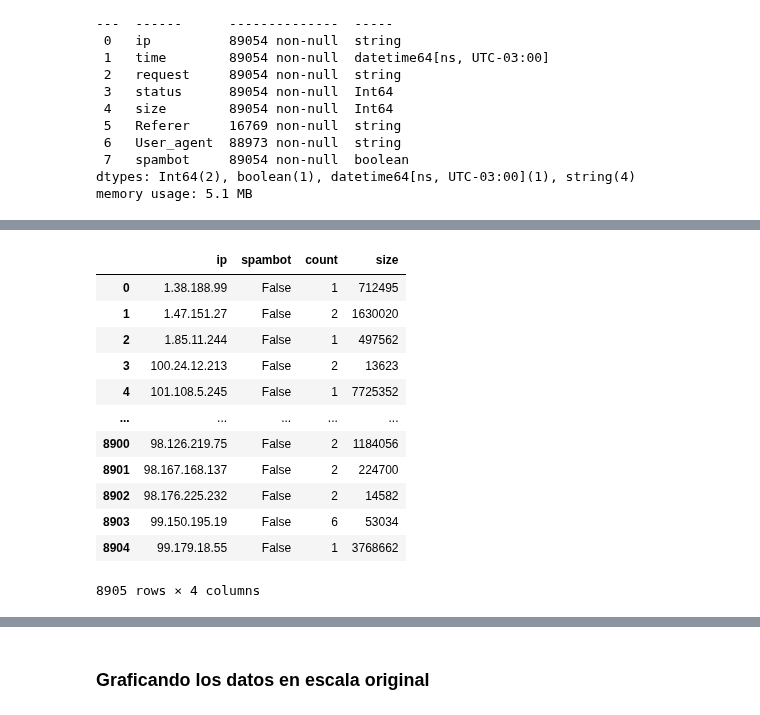
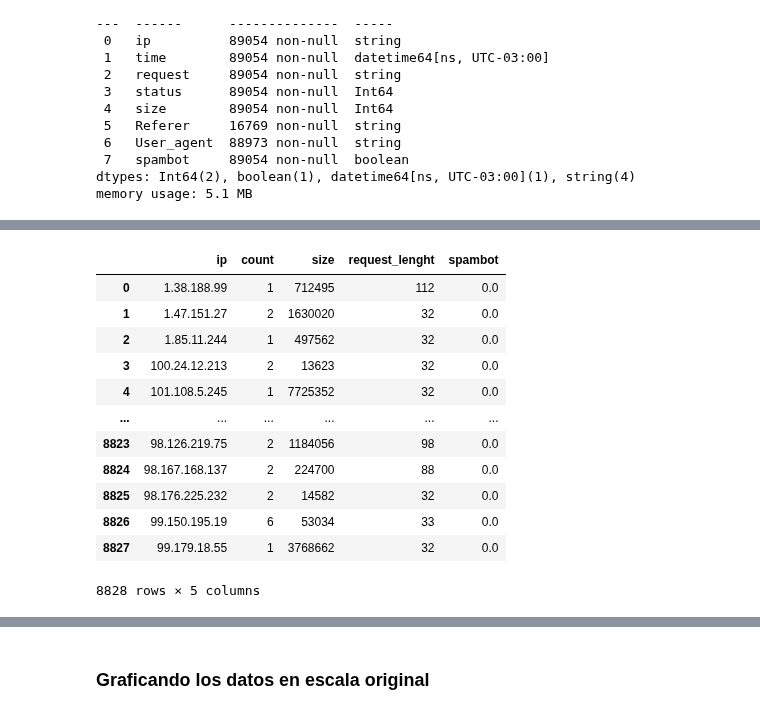
Before and after one commit to PabloDeAlbu/tp-final-mineria, a Jupyter notebook: 00-datos.ipynb, the cells around one changed output, grey strips where cells are left out. Cells and saved outputs as stored; diff of their text form; code cells hidden in the pictures.

```diff
--- a/00-datos.ipynb
+++ b/00-datos.ipynb
@@ -31,3 +32,11 @@ df.head(5)
 | 2 | 173.252.107.3 | 2022-03-31 00:00:13-03:00 | GET /handle/10915/31292 HTTP/1.1 | 200 | 9512 | <NA> | facebookexternalhit/1.1 (+http://... | True |
 | 3 | 173.252.107.22 | 2022-03-31 00:00:14-03:00 | GET /handle/10915/66507 HTTP/1.1 | 200 | 10170 | <NA> | facebookexternalhit/1.1 (+http://... | True |
 | 4 | 173.252.107.9 | 2022-03-31 00:00:14-03:00 | GET /handle/10915/66507 HTTP/1.1 | 200 | 10170 | <NA> | facebookexternalhit/1.1 (+http://... | True |
+# %%
+df = df[['ip', 'request', 'size', 'spambot']]
+df['request'] = df['request'].apply(lambda x: len(x))
+df.rename(columns={'request': 'request_lenght'}, inplace=True)
+df['spambot_True'] = pd.get_dummies(df, columns = ['spambot'], drop_first=True)['spambot_True']
+df.drop('spambot', axis=1, inplace=True)
+df.rename(columns={'spambot_True':'spambot'}, inplace=True)
+df
@@ -34,18 +57,20 @@ df.head(5)
 # %%
-df_groupby_ip = df.groupby(['ip','spambot'], as_index=False).size().rename(columns={'size':'count'}) # agrupo por ip y agrego un columna count con la cantidad de requests hechas
-df_groupby_ip['size'] = df.groupby(['ip','spambot'], as_index=False)['size'].sum()['size'] # agrego a df_groupby_ip una columna con la cantidad de bytes descargados en un día
+df_groupby_ip = df.groupby(['ip'], as_index=False).size().rename(columns={'size':'count'}) # agrupo por ip y agrego un columna count con la cantidad de requests hechas
+df_groupby_ip['size'] = df.groupby(['ip'], as_index=False)['size'].sum()['size'] # agrego a df_groupby_ip una columna con la cantidad de bytes descargados en un día
+df_groupby_ip['request_lenght'] = df['request_lenght']
+df_groupby_ip['spambot'] = df.groupby(['ip'], as_index=False)['spambot'].sum()['spambot']
 df_groupby_ip
 # %% [output]
-|  | ip | spambot | count | size |
-| 0 | 1.38.188.99 | False | 1 | 712495 |
-| 1 | 1.47.151.27 | False | 2 | 1630020 |
-| 2 | 1.85.11.244 | False | 1 | 497562 |
-| 3 | 100.24.12.213 | False | 2 | 13623 |
-| 4 | 101.108.5.245 | False | 1 | 7725352 |
-| ... | ... | ... | ... | ... |
-| 8900 | 98.126.219.75 | False | 2 | 1184056 |
-| 8901 | 98.167.168.137 | False | 2 | 224700 |
-| 8902 | 98.176.225.232 | False | 2 | 14582 |
-| 8903 | 99.150.195.19 | False | 6 | 53034 |
-| 8904 | 99.179.18.55 | False | 1 | 3768662 |
+|  | ip | count | size | request_lenght | spambot |
+| 0 | 1.38.188.99 | 1 | 712495 | 112 | 0.0 |
+| 1 | 1.47.151.27 | 2 | 1630020 | 32 | 0.0 |
+| 2 | 1.85.11.244 | 1 | 497562 | 32 | 0.0 |
+| 3 | 100.24.12.213 | 2 | 13623 | 32 | 0.0 |
+| 4 | 101.108.5.245 | 1 | 7725352 | 32 | 0.0 |
+| ... | ... | ... | ... | ... | ... |
+| 8823 | 98.126.219.75 | 2 | 1184056 | 98 | 0.0 |
+| 8824 | 98.167.168.137 | 2 | 224700 | 88 | 0.0 |
+| 8825 | 98.176.225.232 | 2 | 14582 | 32 | 0.0 |
+| 8826 | 99.150.195.19 | 6 | 53034 | 33 | 0.0 |
+| 8827 | 99.179.18.55 | 1 | 3768662 | 32 | 0.0 |
-8905 rows × 4 columns
+8828 rows × 5 columns
```
Also changed, not shown: parts of 18 cells of this notebook.
